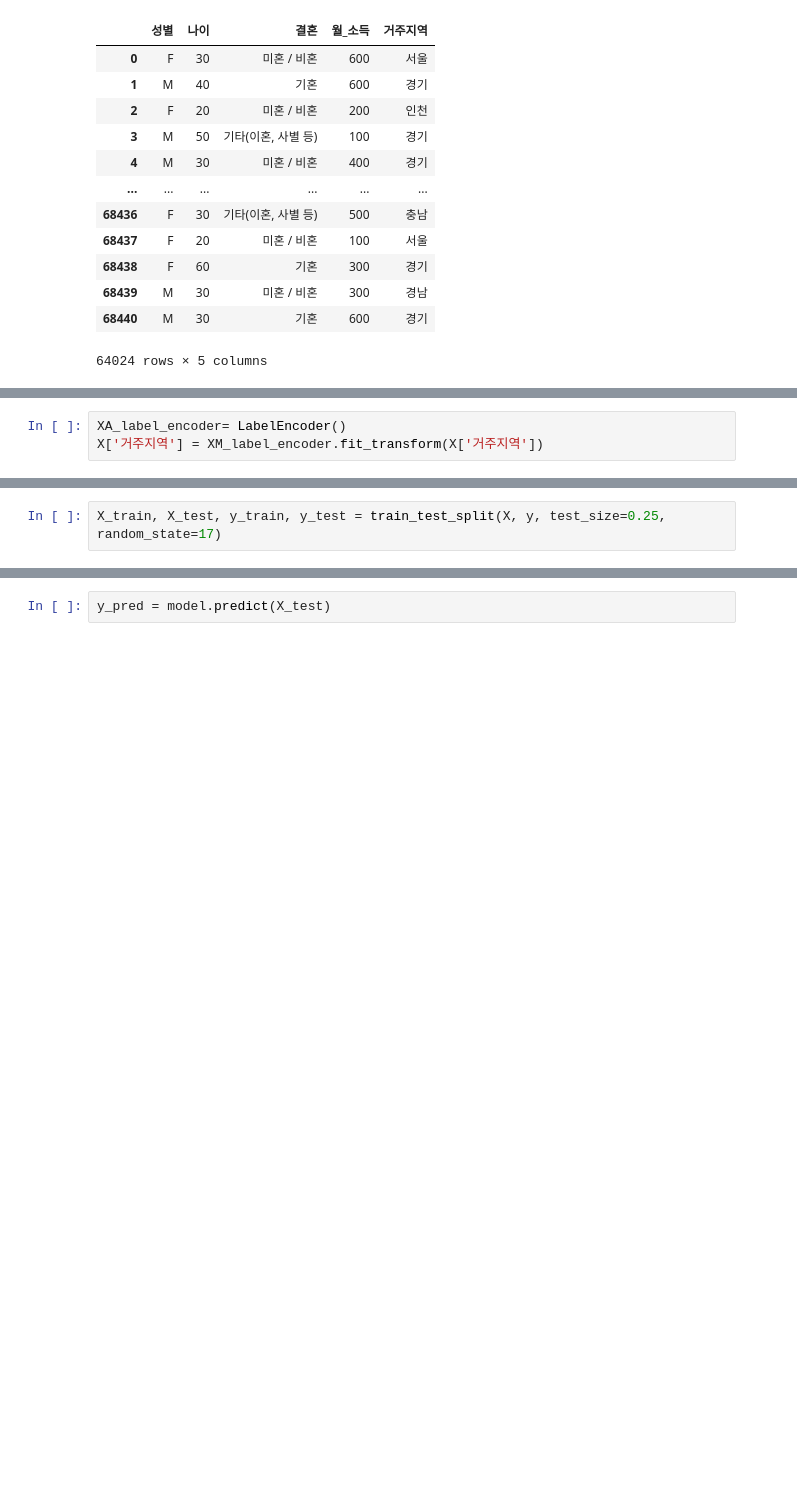
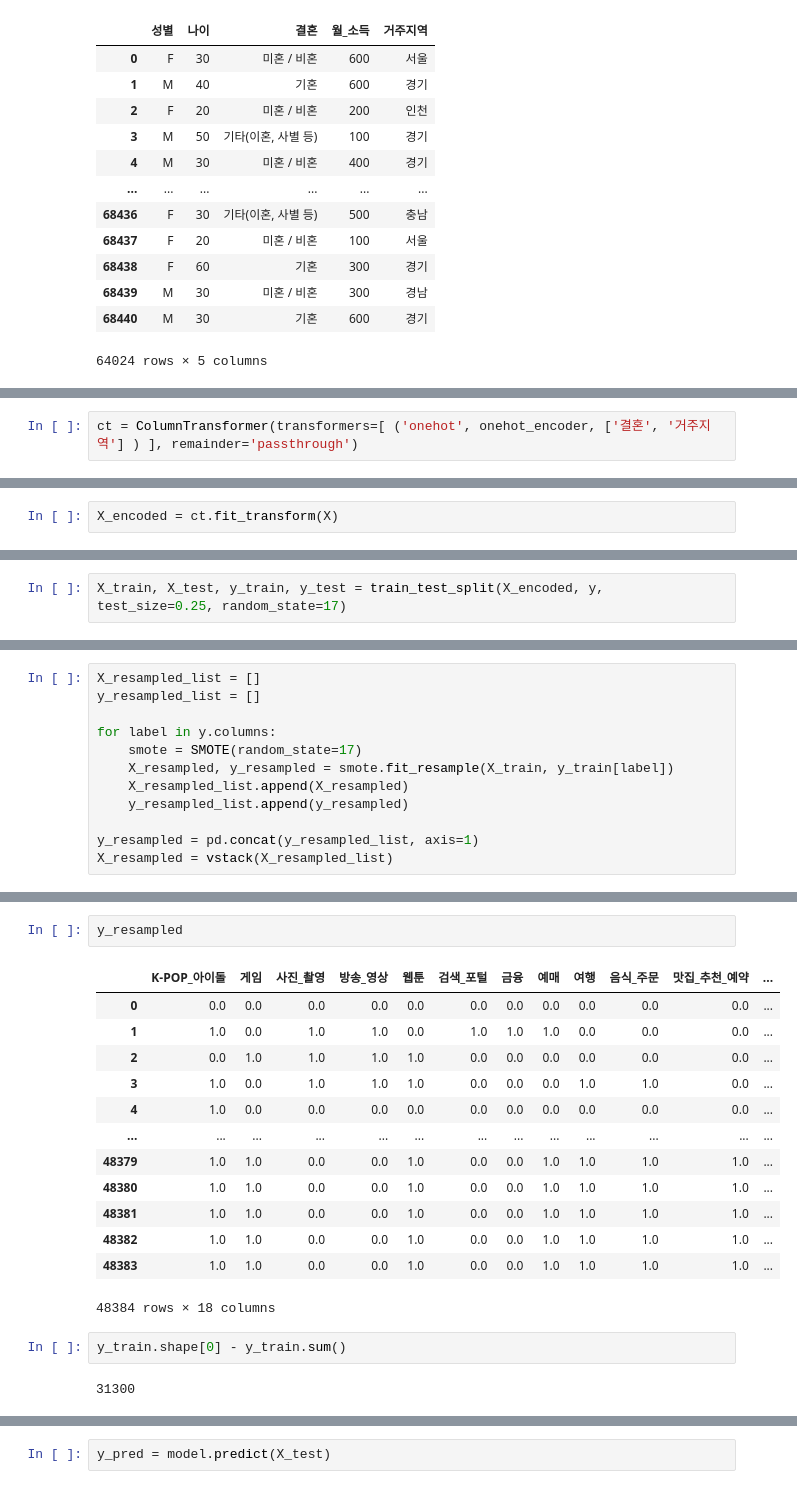
Before and after one commit to spiegelgo/streamlit_application, a Jupyter notebook: Mobile.ipynb, the cells around one changed output, grey strips where cells are left out. Drawn from its saved outputs; the diff is of its cells as text; blank space fills up the shorter version.

```diff
--- a/Mobile.ipynb
+++ b/Mobile.ipynb
@@ -306,3 +281,2 @@ X['결혼'] = XM_label_encoder.fit_transform(X['결혼'])
 # %%
-XA_label_encoder= LabelEncoder()
-X['거주지역'] = XM_label_encoder.fit_transform(X['거주지역'])
+ct = ColumnTransformer(transformers=[ ('onehot', onehot_encoder, ['결혼', '거주지역'] ) ], remainder='passthrough')
@@ -323,0 +283,2 @@ memory usage: 1.7 MB
+# %%
+X_encoded = ct.fit_transform(X)
@@ -344,2 +319,2 @@ memory usage: 9.3 MB
 # %%
-X_train, X_test, y_train, y_test = train_test_split(X, y, test_size=0.25, random_state=17)
+X_train, X_test, y_train, y_test = train_test_split(X_encoded, y, test_size=0.25, random_state=17)
@@ -351,0 +328,12 @@ from sklearn.ensemble import RandomForestClassifier
+# %%
+X_resampled_list = []
+y_resampled_list = []
+
+for label in y.columns:
+    smote = SMOTE(random_state=17)
+    X_resampled, y_resampled = smote.fit_resample(X_train, y_train[label])
+    X_resampled_list.append(X_resampled)
+    y_resampled_list.append(y_resampled)
+
+y_resampled = pd.concat(y_resampled_list, axis=1)
+X_resampled = vstack(X_resampled_list)
@@ -351,0 +367,20 @@ from sklearn.ensemble import RandomForestClassifier
+# %%
+y_resampled
+# %% [output]
+|  | K-POP_아이돌 | 게임 | 사진_촬영 | 방송_영상 | 웹툰 | 검색_포털 | 금융 | 예매 | 여행 | 음식_주문 | 맛집_추천_예약 | ... |
+| 0 | 0.0 | 0.0 | 0.0 | 0.0 | 0.0 | 0.0 | 0.0 | 0.0 | 0.0 | 0.0 | 0.0 | ... |
+| 1 | 1.0 | 0.0 | 1.0 | 1.0 | 0.0 | 1.0 | 1.0 | 1.0 | 0.0 | 0.0 | 0.0 | ... |
+| 2 | 0.0 | 1.0 | 1.0 | 1.0 | 1.0 | 0.0 | 0.0 | 0.0 | 0.0 | 0.0 | 0.0 | ... |
+| 3 | 1.0 | 0.0 | 1.0 | 1.0 | 1.0 | 0.0 | 0.0 | 0.0 | 1.0 | 1.0 | 0.0 | ... |
+| 4 | 1.0 | 0.0 | 0.0 | 0.0 | 0.0 | 0.0 | 0.0 | 0.0 | 0.0 | 0.0 | 0.0 | ... |
+| ... | ... | ... | ... | ... | ... | ... | ... | ... | ... | ... | ... | ... |
+| 48379 | 1.0 | 1.0 | 0.0 | 0.0 | 1.0 | 0.0 | 0.0 | 1.0 | 1.0 | 1.0 | 1.0 | ... |
+| 48380 | 1.0 | 1.0 | 0.0 | 0.0 | 1.0 | 0.0 | 0.0 | 1.0 | 1.0 | 1.0 | 1.0 | ... |
+| 48381 | 1.0 | 1.0 | 0.0 | 0.0 | 1.0 | 0.0 | 0.0 | 1.0 | 1.0 | 1.0 | 1.0 | ... |
+| 48382 | 1.0 | 1.0 | 0.0 | 0.0 | 1.0 | 0.0 | 0.0 | 1.0 | 1.0 | 1.0 | 1.0 | ... |
+| 48383 | 1.0 | 1.0 | 0.0 | 0.0 | 1.0 | 0.0 | 0.0 | 1.0 | 1.0 | 1.0 | 1.0 | ... |
+48384 rows × 18 columns
+# %%
+y_train.shape[0] - y_train.sum()
+# %% [output]
+31300
```
Also changed, not shown: parts of 39 cells of this notebook, 6 other files.
